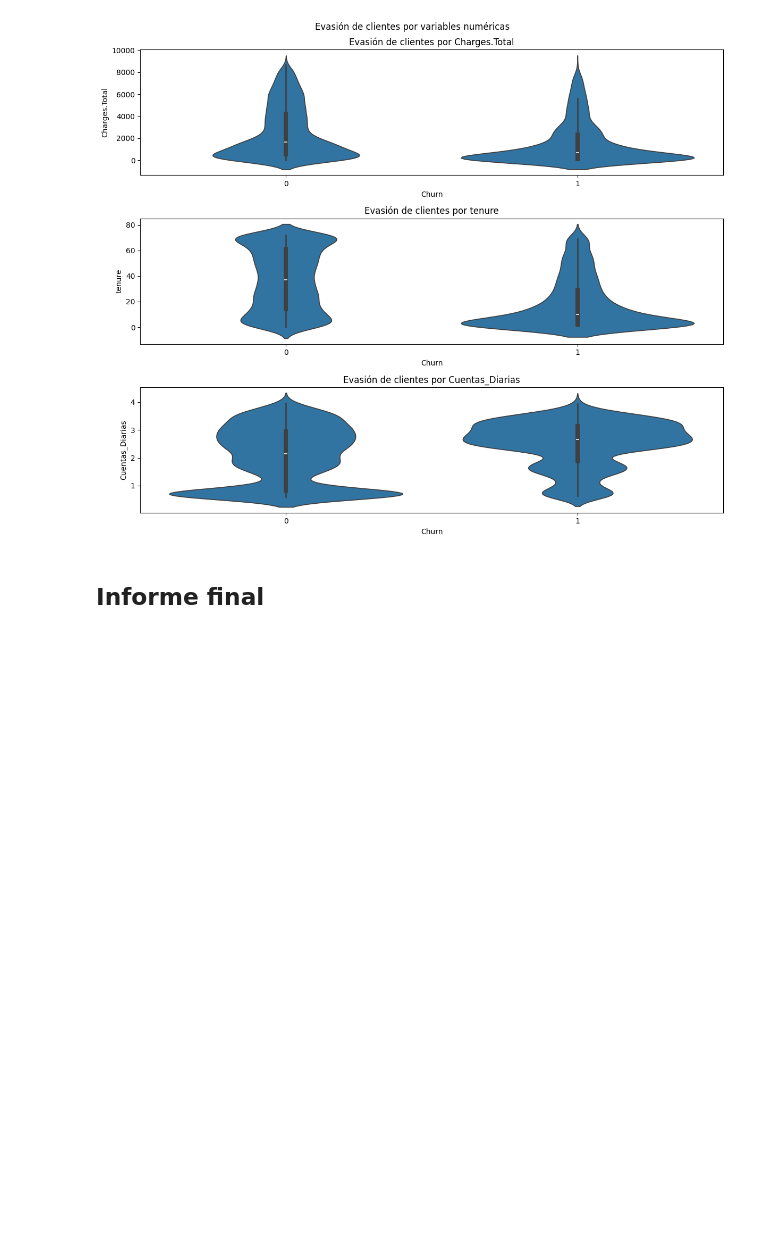
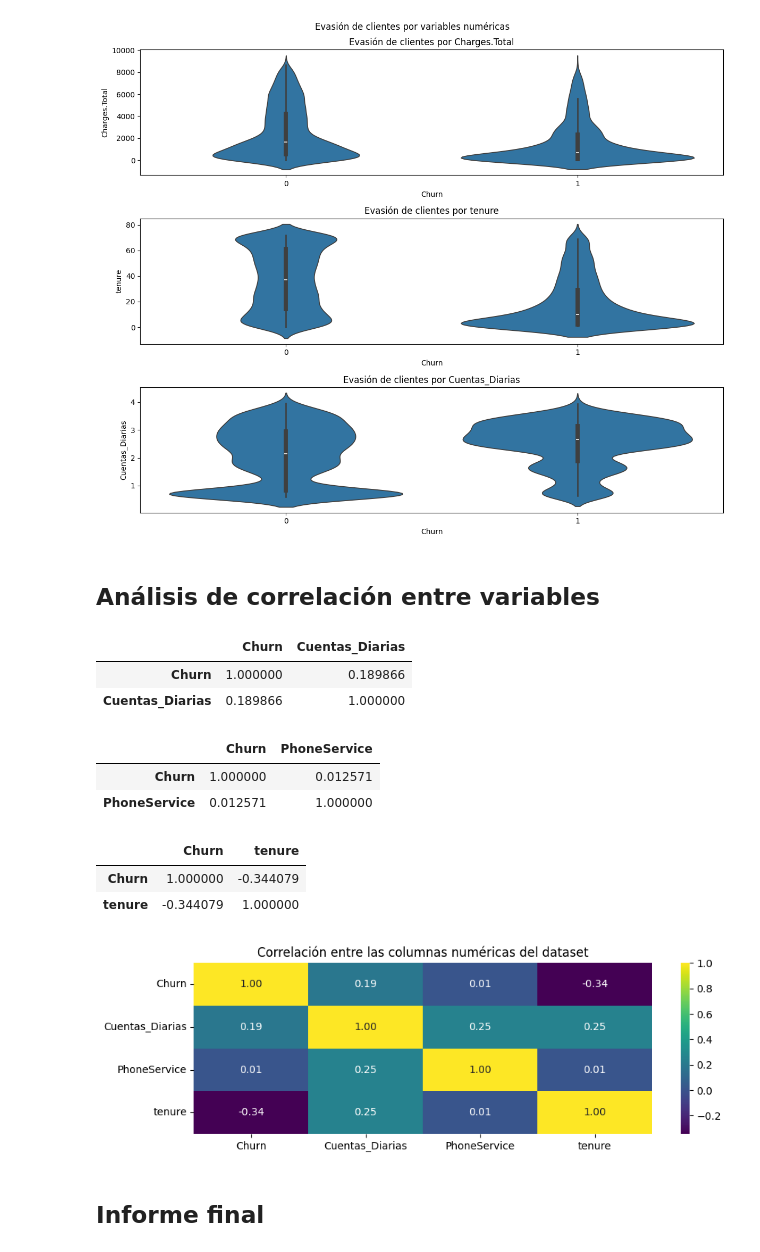
Before and after one commit to LeandroD-240/Oracle-Practices, a Jupyter notebook: TelecomX.ipynb, the cells around one changed output. Cells and saved outputs as stored; diff of their text form; code cells hidden in the pictures; blank space fills up the shorter version.

```diff
--- a/TelecomX.ipynb
+++ b/TelecomX.ipynb
@@ -399,6 +399,33 @@ plt.tight_layout()
 plt.show()
 # %% [output]
 [figure]
+# %% [markdown]
+## Análisis de correlación entre variables
+# %%
+df[["Churn", "Cuentas_Diarias"]].corr()
+# %% [output]
+|  | Churn | Cuentas_Diarias |
+| Churn | 1.000000 | 0.189866 |
+| Cuentas_Diarias | 0.189866 | 1.000000 |
+# %%
+df[["Churn", "PhoneService"]].corr()
+# %% [output]
+|  | Churn | PhoneService |
+| Churn | 1.000000 | 0.012571 |
+| PhoneService | 0.012571 | 1.000000 |
+# %%
+df[["Churn", "tenure"]].corr()
+# %% [output]
+|  | Churn | tenure |
+| Churn | 1.000000 | -0.344079 |
+| tenure | -0.344079 | 1.000000 |
+# %%
+plt.figure(figsize=(10, 3))
+sns.heatmap(df[["Churn", "Cuentas_Diarias", "PhoneService", "tenure"]].corr(), annot=True, cmap="viridis", fmt=".2f")
+plt.title("Correlación entre las columnas numéricas del dataset")
+plt.show()
+# %% [output]
+[figure, added]
 # %% [markdown]
 ## Informe final
 # %% [markdown]
```
Also changed, not shown: parts of 2 cells of this notebook, 1 other file.
